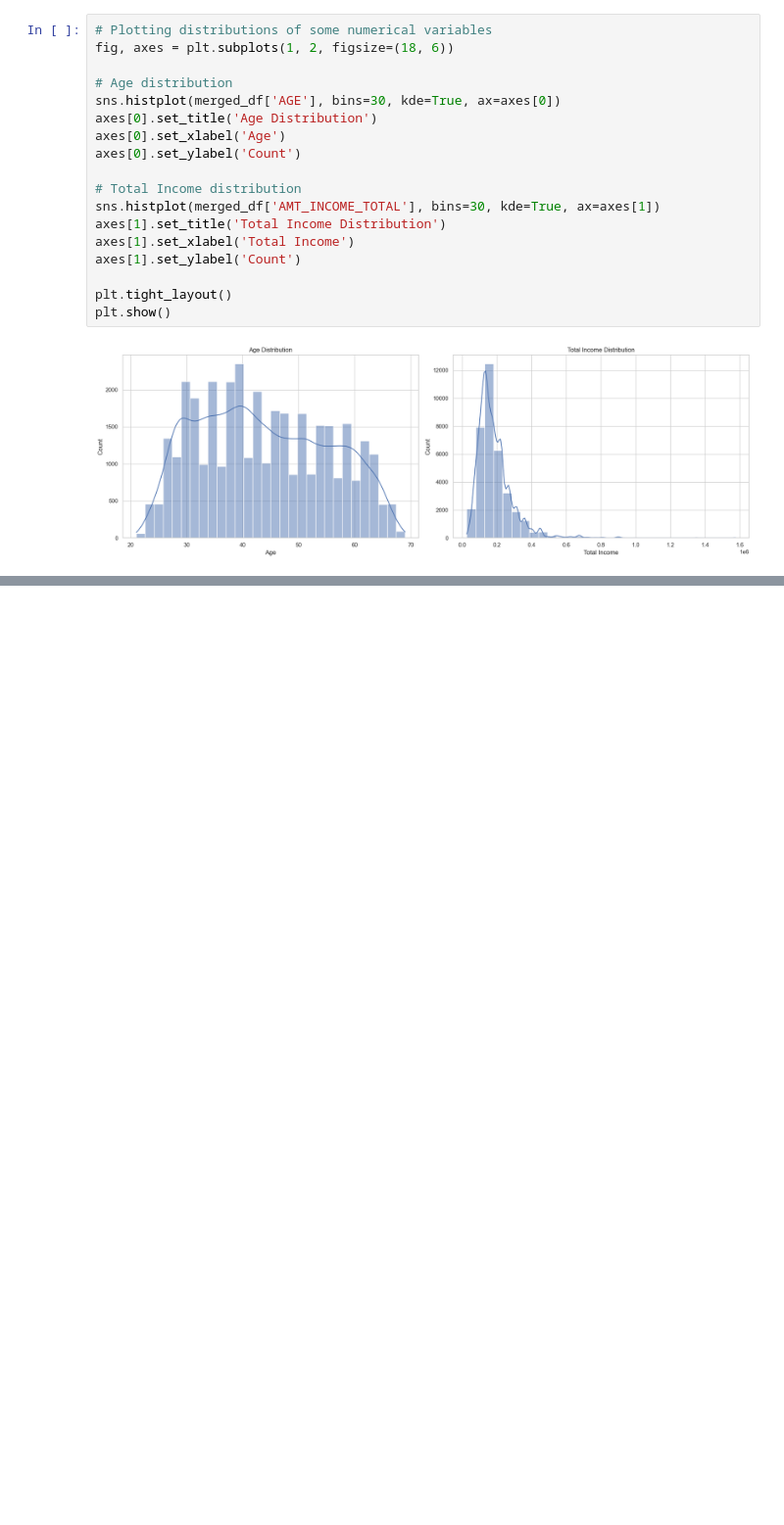
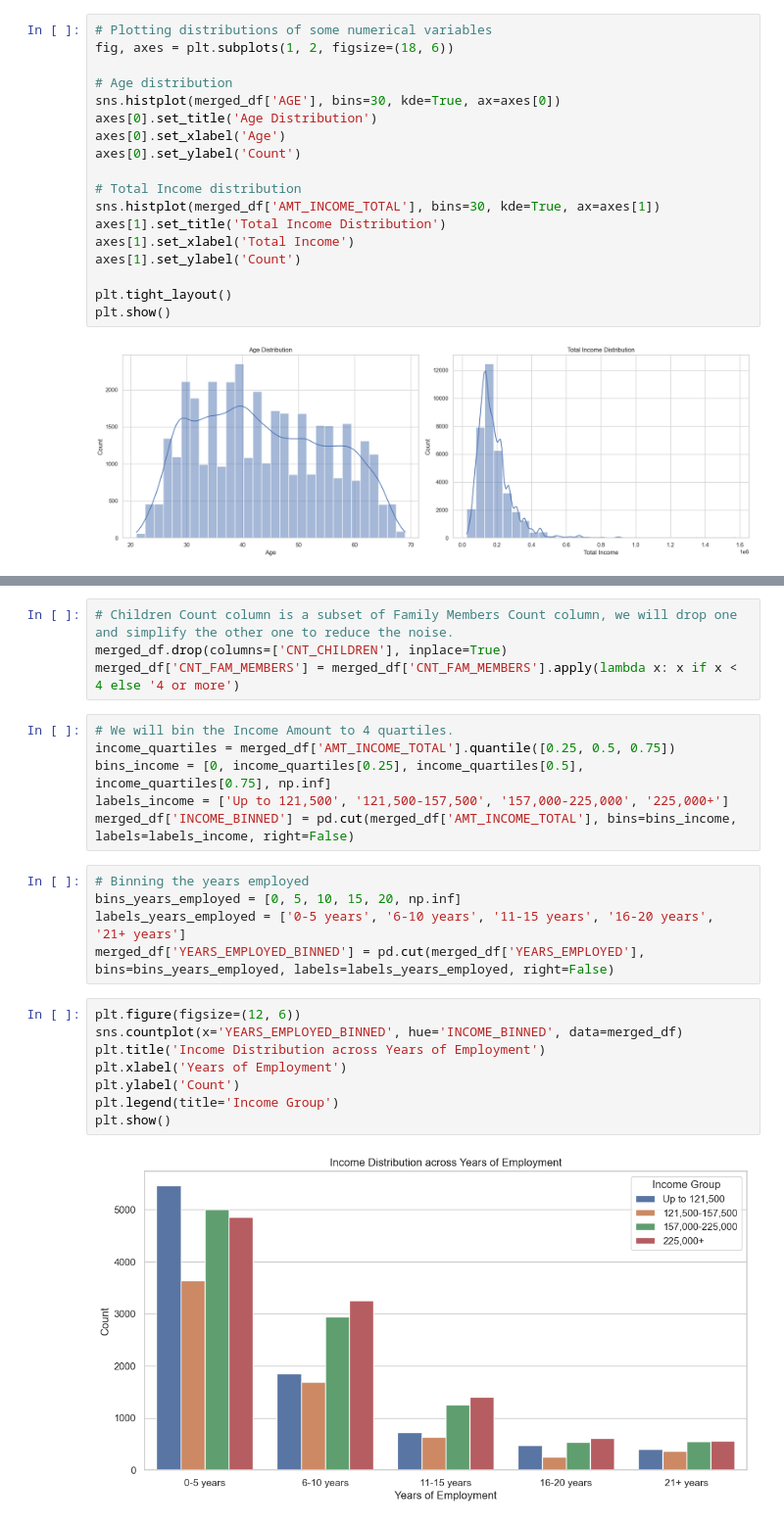
Before and after one commit to kobe-777/project-2, a Jupyter notebook: kobe/project-2.ipynb, the cells around one changed output, grey strips where cells are left out. Shown at 98% size. Drawn from its saved outputs; the diff is of its cells as text; blank space fills up the shorter version.

```diff
--- a/kobe/project-2.ipynb
+++ b/kobe/project-2.ipynb
@@ -429,0 +459,25 @@ plt.show()
+# %%
+# Children Count column is a subset of Family Members Count column, we will drop one and simplify the other one to reduce the noise.
+merged_df.drop(columns=['CNT_CHILDREN'], inplace=True)
+merged_df['CNT_FAM_MEMBERS'] = merged_df['CNT_FAM_MEMBERS'].apply(lambda x: x if x < 4 else '4 or more')
+# %%
+# We will bin the Income Amount to 4 quartiles.
+income_quartiles = merged_df['AMT_INCOME_TOTAL'].quantile([0.25, 0.5, 0.75])
+bins_income = [0, income_quartiles[0.25], income_quartiles[0.5], income_quartiles[0.75], np.inf]
+labels_income = ['Up to 121,500', '121,500-157,500', '157,000-225,000', '225,000+']
+merged_df['INCOME_BINNED'] = pd.cut(merged_df['AMT_INCOME_TOTAL'], bins=bins_income, labels=labels_income, right=False)
+# %%
+# Binning the years employed
+bins_years_employed = [0, 5, 10, 15, 20, np.inf]
+labels_years_employed = ['0-5 years', '6-10 years', '11-15 years', '16-20 years', '21+ years']
+merged_df['YEARS_EMPLOYED_BINNED'] = pd.cut(merged_df['YEARS_EMPLOYED'], bins=bins_years_employed, labels=labels_years_employed, right=False)
+# %%
+plt.figure(figsize=(12, 6))
+sns.countplot(x='YEARS_EMPLOYED_BINNED', hue='INCOME_BINNED', data=merged_df)
+plt.title('Income Distribution across Years of Employment')
+plt.xlabel('Years of Employment')
+plt.ylabel('Count')
+plt.legend(title='Income Group')
+plt.show()
+# %% [output]
+[figure, added]
```
Also changed, not shown: parts of 48 cells of this notebook.
